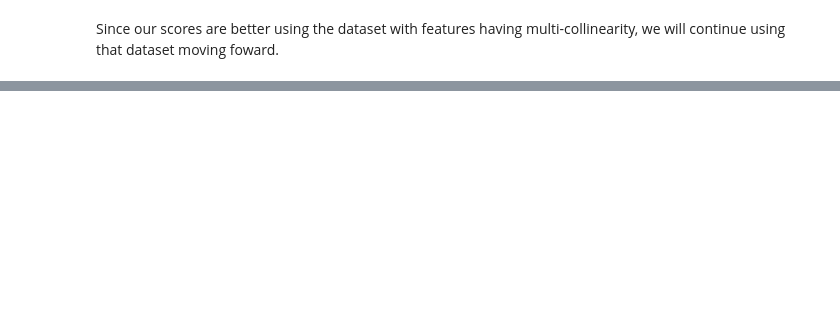
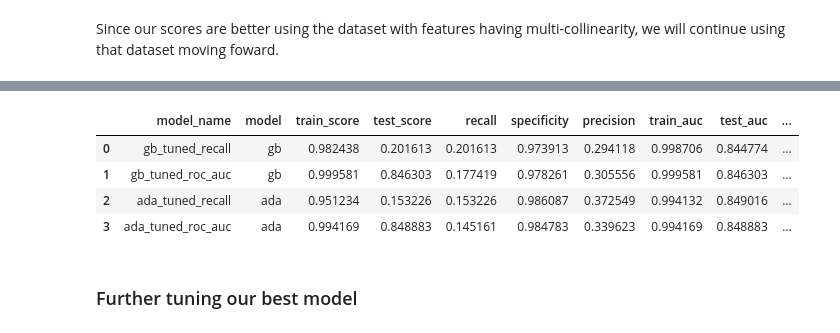
Before and after one commit to sujayjangam/Project-4-DSI, a Jupyter notebook: code/Modeling_Jay.ipynb, the cells around one changed output, grey strips where cells are left out. Saved outputs shown, nothing was run; the diff lists cells and outputs as text; code cells hidden in the pictures; blank space fills up the shorter version.

```diff
--- a/code/Modeling_Jay.ipynb
+++ b/code/Modeling_Jay.ipynb
@@ -544,0 +801,10 @@ display(test_auc)
+# %%
+model_scores_2 = pd.DataFrame(model_eval)
+# %%
+model_scores_2.sort_values('recall', ascending=False)
+# %% [output]
+|  | model_name | model | train_score | test_score | recall | specificity | precision | train_auc | test_auc | ... |
+| 0 | gb_tuned_recall | gb | 0.982438 | 0.201613 | 0.201613 | 0.973913 | 0.294118 | 0.998706 | 0.844774 | ... |
+| 1 | gb_tuned_roc_auc | gb | 0.999581 | 0.846303 | 0.177419 | 0.978261 | 0.305556 | 0.999581 | 0.846303 | ... |
+| 2 | ada_tuned_recall | ada | 0.951234 | 0.153226 | 0.153226 | 0.986087 | 0.372549 | 0.994132 | 0.849016 | ... |
+| 3 | ada_tuned_roc_auc | ada | 0.994169 | 0.848883 | 0.145161 | 0.984783 | 0.339623 | 0.994169 | 0.848883 | ... |
@@ -544,0 +813,2 @@ display(test_auc)
+# %% [markdown]
+### Further tuning our best model
```
Also changed, not shown: parts of 81 cells of this notebook.
